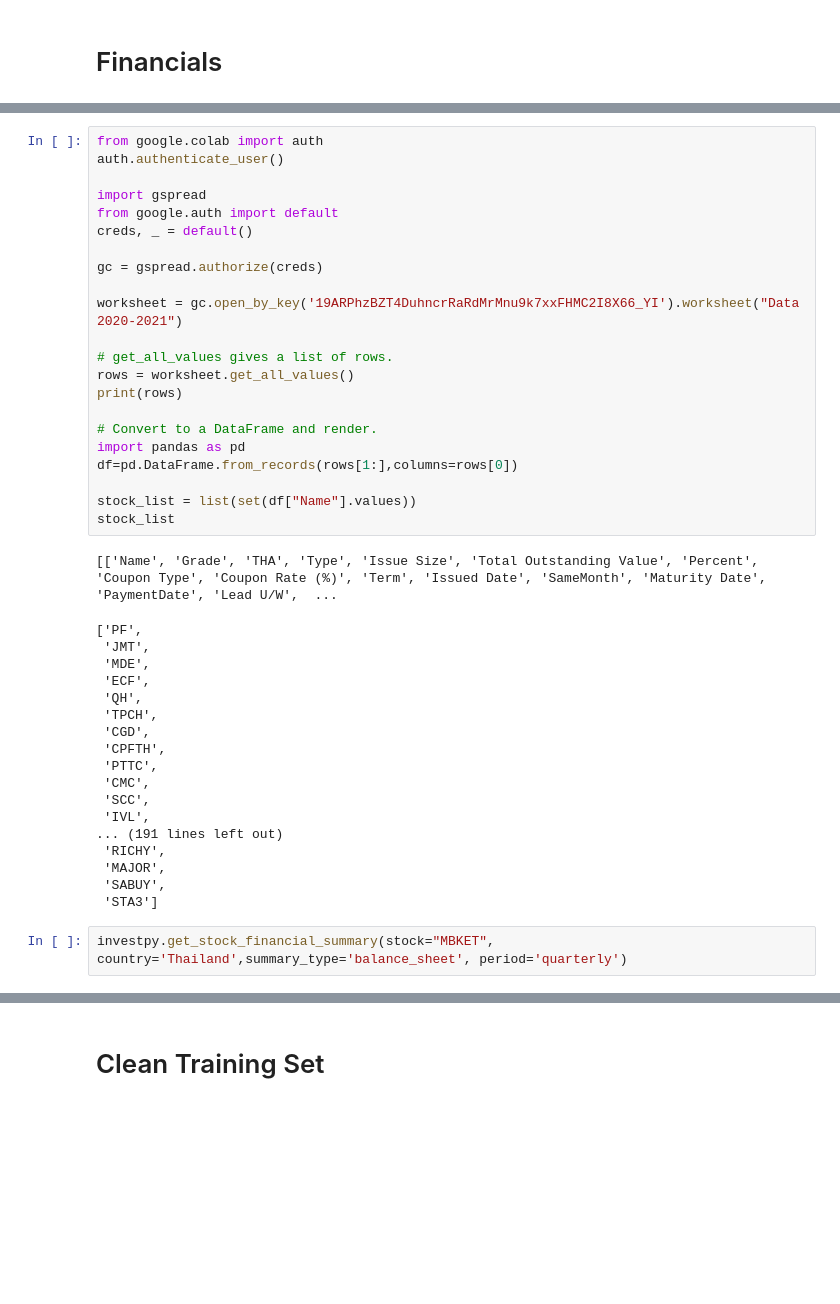
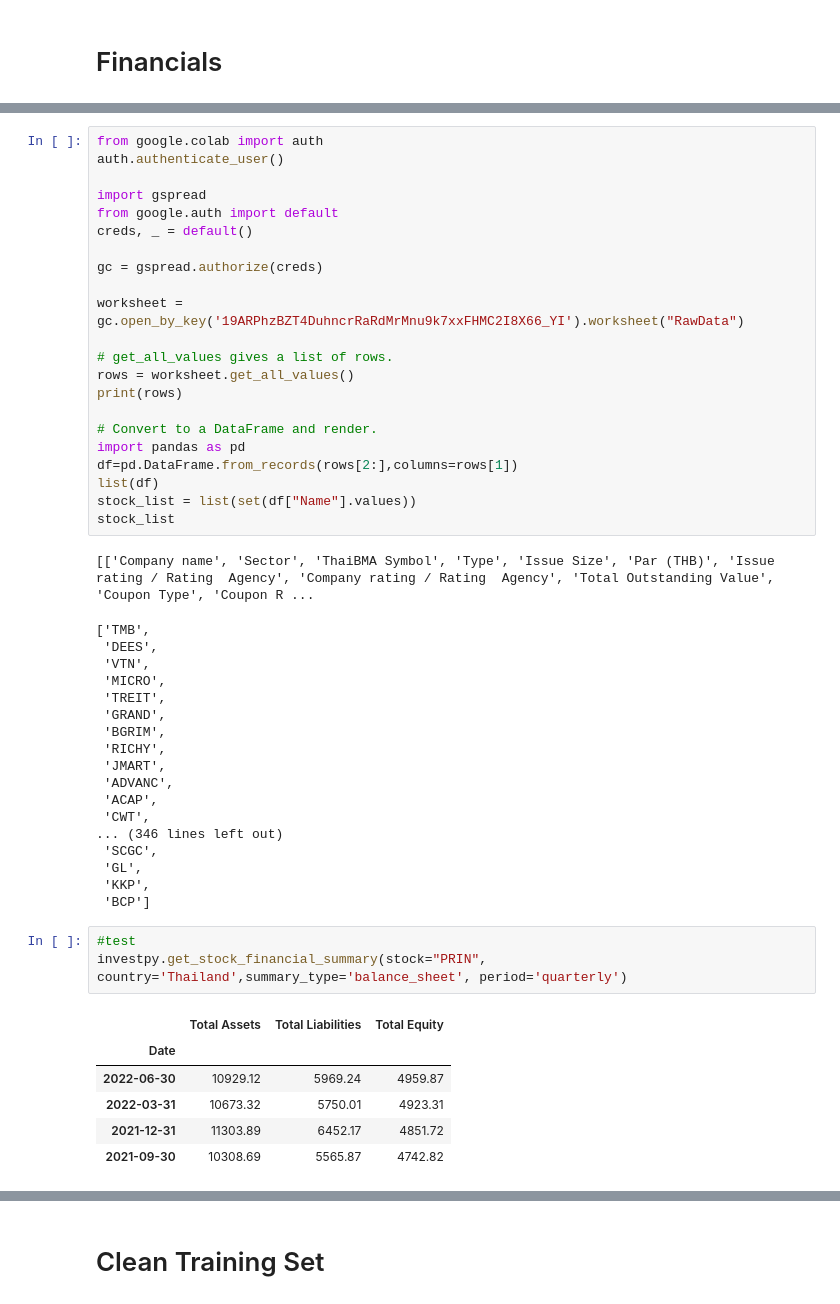
Before and after one commit to pedxs/PredictBond-with-FS.ipynb, a Jupyter notebook: PredictBond_with_FS.ipynb, the cells around one changed output, grey strips where cells are left out. Cells and saved outputs as stored; diff of their text form; blank space fills up the shorter version.

```diff
--- a/PredictBond_with_FS.ipynb
+++ b/PredictBond_with_FS.ipynb
@@ -99,7 +114,7 @@ creds, _ = default()
 
 gc = gspread.authorize(creds)
 
-worksheet = gc.open_by_key('19ARPhzBZT4DuhncrRaRdMrMnu9k7xxFHMC2I8X66_YI').worksheet("Data 2020-2021")
+worksheet = gc.open_by_key('19ARPhzBZT4DuhncrRaRdMrMnu9k7xxFHMC2I8X66_YI').worksheet("RawData")
 
 # get_all_values gives a list of rows.
 rows = worksheet.get_all_values()
@@ -107,31 +122,39 @@ print(rows)
 
 # Convert to a DataFrame and render.
 import pandas as pd
-df=pd.DataFrame.from_records(rows[1:],columns=rows[0])
-
+df=pd.DataFrame.from_records(rows[2:],columns=rows[1])
+list(df)
 stock_list = list(set(df["Name"].values))
 stock_list
 # %% [output]
-[['Name', 'Grade', 'THA', 'Type', 'Issue Size', 'Total Outstanding Value', 'Percent', 'Coupon Type', 'Coupon Rate (%)', 'Term', 'Issued Date', 'SameMonth', 'Maturity Date', 'PaymentDate', 'Lead U/W',  ...
+[['Company name', 'Sector', 'ThaiBMA Symbol', 'Type', 'Issue Size', 'Par (THB)', 'Issue rating / Rating  Agency', 'Company rating / Rating  Agency', 'Total Outstanding Value', 'Coupon Type', 'Coupon R ...
-['PF',
- 'JMT',
- 'MDE',
- 'ECF',
- 'QH',
- 'TPCH',
- 'CGD',
- 'CPFTH',
- 'PTTC',
- 'CMC',
- 'SCC',
- 'IVL',
-... (191 lines left out)
+['TMB',
+ 'DEES',
+ 'VTN',
+ 'MICRO',
+ 'TREIT',
+ 'GRAND',
+ 'BGRIM',
  'RICHY',
- 'MAJOR',
- 'SABUY',
- 'STA3']
+ 'JMART',
+ 'ADVANC',
+ 'ACAP',
+ 'CWT',
+... (346 lines left out)
+ 'SCGC',
+ 'GL',
+ 'KKP',
+ 'BCP']
 # %%
-investpy.get_stock_financial_summary(stock="MBKET", country='Thailand',summary_type='balance_sheet', period='quarterly')
+#test
+investpy.get_stock_financial_summary(stock="PRIN", country='Thailand',summary_type='balance_sheet', period='quarterly')
+# %% [output]
+|  | Total Assets | Total Liabilities | Total Equity |
+| Date |  |  |  |
+| 2022-06-30 | 10929.12 | 5969.24 | 4959.87 |
+| 2022-03-31 | 10673.32 | 5750.01 | 4923.31 |
+| 2021-12-31 | 11303.89 | 6452.17 | 4851.72 |
+| 2021-09-30 | 10308.69 | 5565.87 | 4742.82 |
 # %%
 import pandas as pd
 used_stock = []
```
Also changed, not shown: parts of 17 cells of this notebook.
